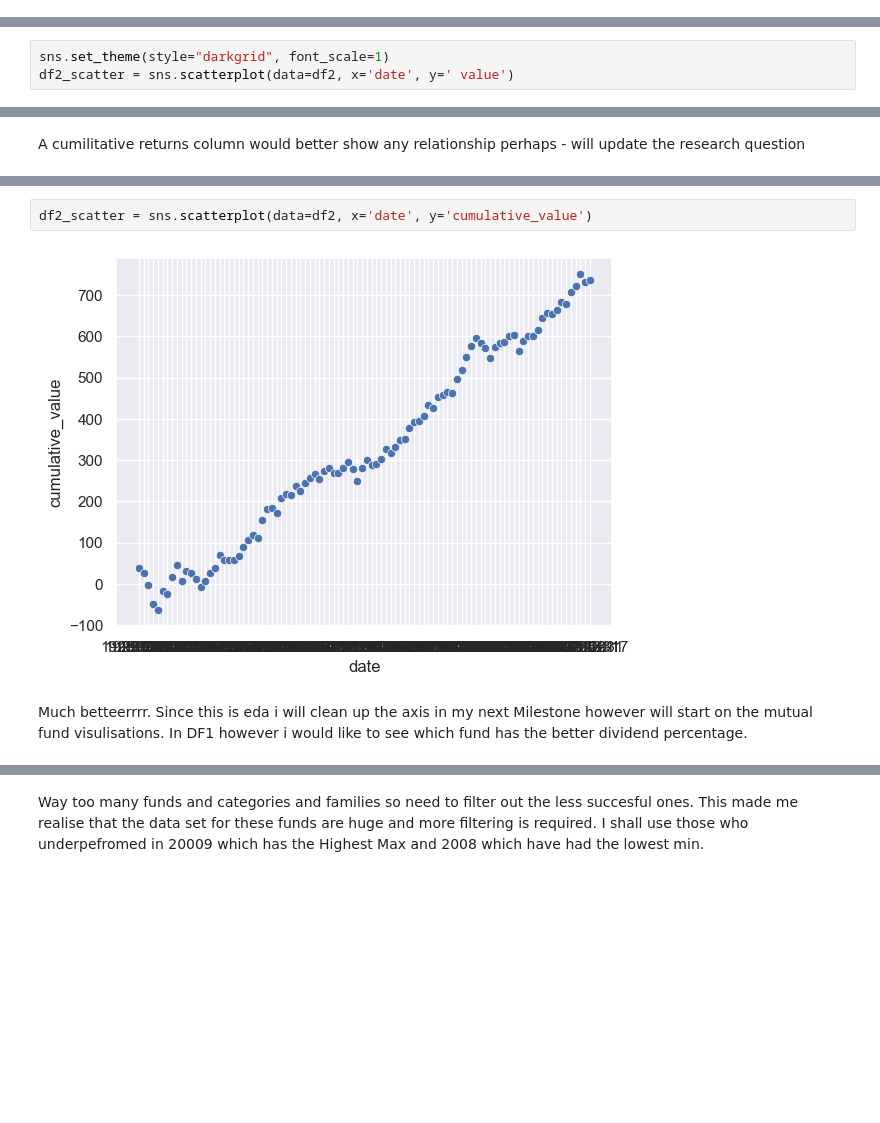
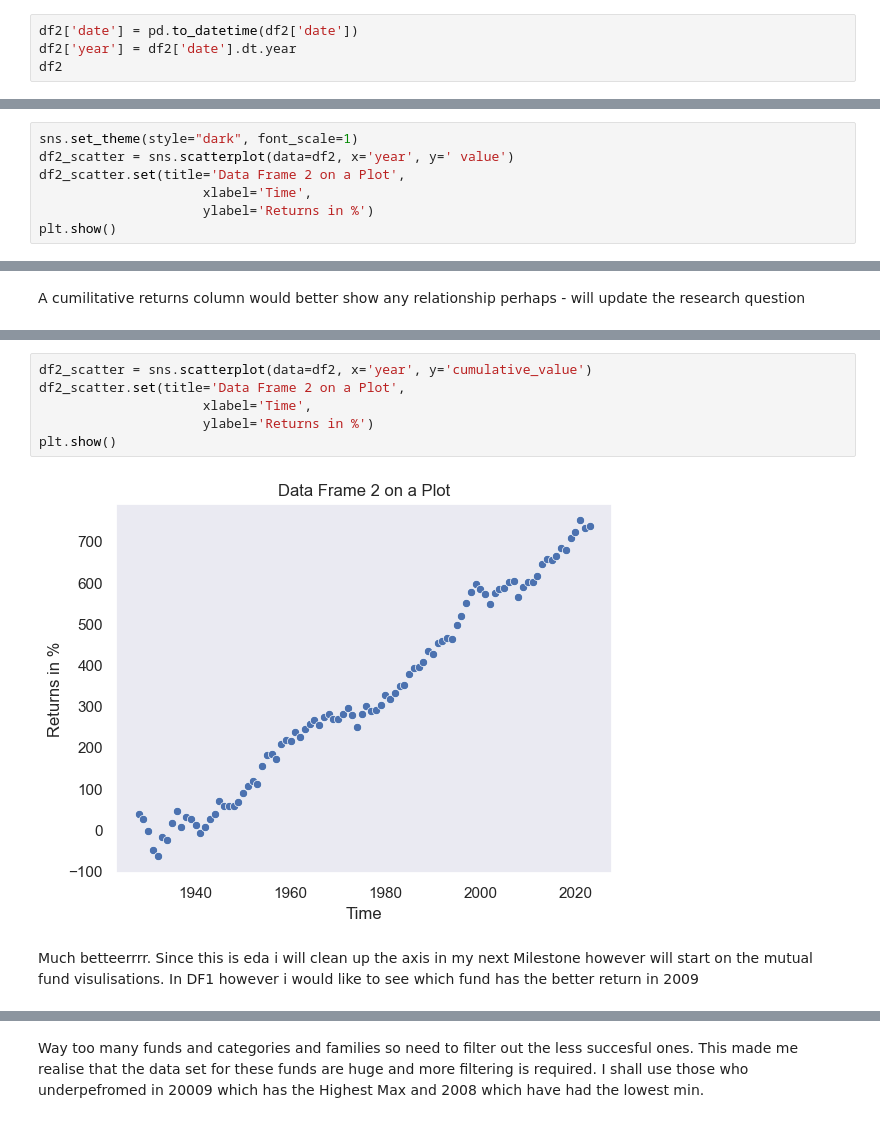
Before and after one commit to ubco-W2022T2-data301/project-group-group-57, a Jupyter notebook: analysis/analysis_Kojo_Clarke.ipynb, the cells around one changed output, grey strips where cells are left out. Saved outputs shown, nothing was run; the diff lists cells and outputs as text; blank space fills up the shorter version.

```diff
--- a/analysis/analysis_Kojo_Clarke.ipynb
+++ b/analysis/analysis_Kojo_Clarke.ipynb
@@ -117,3 +120,7 @@ df2.describe().T
 # %% [output]
 |  | count | mean | std | min | 25% | 50% | 75% | max |
 | value | 96.0 | 7.676563 | 19.076601 | -47.07 | -6.015 | 10.525 | 20.64 | 46.59 |
+# %%
+df2['date'] = pd.to_datetime(df2['date'])
+df2['year'] = df2['date'].dt.year
+df2
@@ -120,6 +141,10 @@ df2.describe().T
 # %% [markdown]
 There is only two columns in df2 but it currently just tracks the value of the stock as a percent. For further analysis, percentages must be used to compare.
 # %%
-sns.set_theme(style="darkgrid", font_scale=1)
-df2_scatter = sns.scatterplot(data=df2, x='date', y=' value')
+sns.set_theme(style="dark", font_scale=1)
+df2_scatter = sns.scatterplot(data=df2, x='year', y=' value')
+df2_scatter.set(title='Data Frame 2 on a Plot',
+                     xlabel='Time',
+                     ylabel='Returns in %')
+plt.show()
 # %% [output]
@@ -146,7 +171,11 @@ df2
 # %%
-df2_scatter = sns.scatterplot(data=df2, x='date', y='cumulative_value')
+df2_scatter = sns.scatterplot(data=df2, x='year', y='cumulative_value')
+df2_scatter.set(title='Data Frame 2 on a Plot',
+                     xlabel='Time',
+                     ylabel='Returns in %')
+plt.show()
 # %% [output]
-[figure, old version]
+[figure, new version]
 # %% [markdown]
-Much betteerrrr. Since this is eda i will clean up the axis in my next Milestone however will start on the mutual fund visulisations. In DF1 however i would like to see which fund has the better dividend percentage.
+Much betteerrrr. Since this is eda i will clean up the axis in my next Milestone however will start on the mutual fund visulisations. In DF1 however i would like to see which fund has the better return in 2009
 # %%
```
Also changed, not shown: parts of 13 cells of this notebook.
